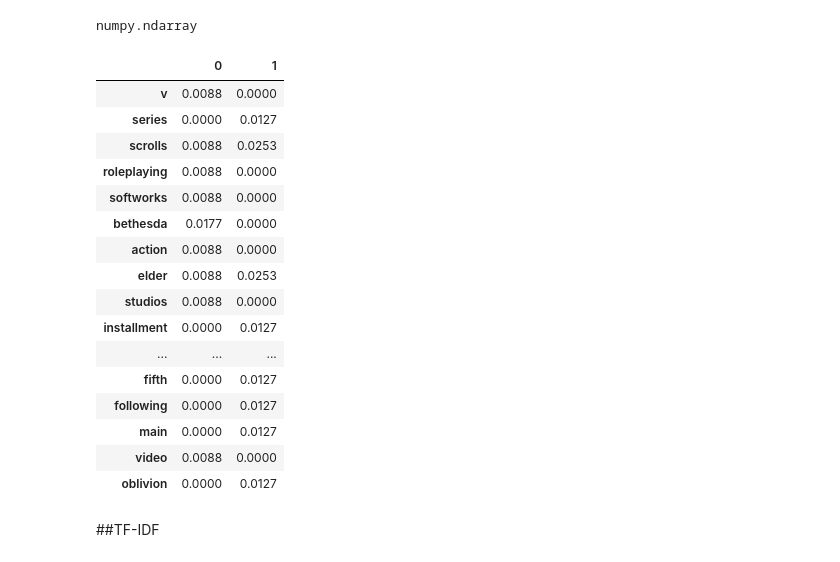
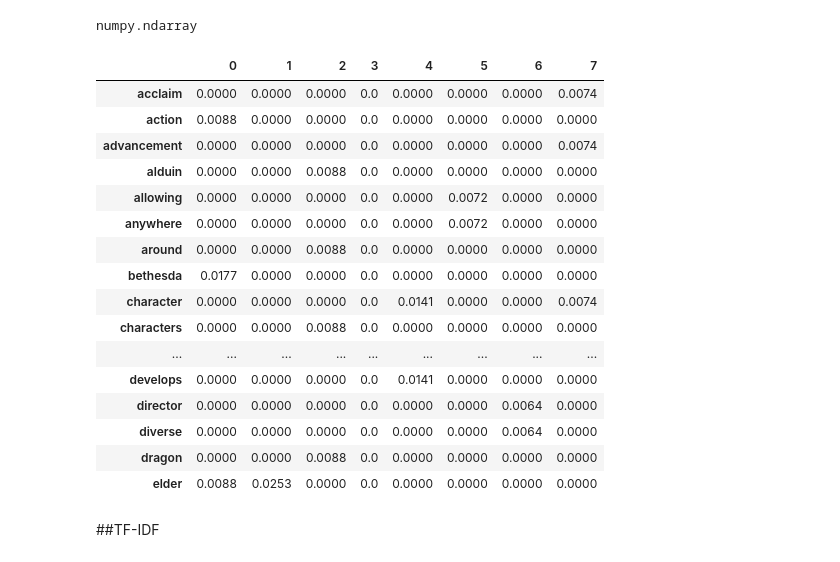
Before and after one commit to kosuridivesh/NLP-TheProject, a Jupyter notebook: Text_Summarization.ipynb, the cells around one changed output. Cells and saved outputs as stored; diff of their text form; code cells hidden in the pictures.

```diff
--- a/Text_Summarization.ipynb
+++ b/Text_Summarization.ipynb
@@ -132,26 +142,27 @@ TF = TF.T
 type(TF)
 # %% [output]
 numpy.ndarray
-# %%
-pd.DataFrame(TF, words)
-# %% [output]
-|  | 0 | 1 |
-| v | 0.0088 | 0.0000 |
-| series | 0.0000 | 0.0127 |
-| scrolls | 0.0088 | 0.0253 |
-| roleplaying | 0.0088 | 0.0000 |
-| softworks | 0.0088 | 0.0000 |
-| bethesda | 0.0177 | 0.0000 |
-| action | 0.0088 | 0.0000 |
-| elder | 0.0088 | 0.0253 |
-| studios | 0.0088 | 0.0000 |
-| installment | 0.0000 | 0.0127 |
-| ... | ... | ... |
-| fifth | 0.0000 | 0.0127 |
-| following | 0.0000 | 0.0127 |
-| main | 0.0000 | 0.0127 |
-| video | 0.0088 | 0.0000 |
-| oblivion | 0.0000 | 0.0127 |
+# %%
+df = pd.DataFrame(TF, index=words)
+df.sort_index(ascending=True).head(25)
+# %% [output]
+|  | 0 | 1 | 2 | 3 | 4 | 5 | 6 | 7 |
+| acclaim | 0.0000 | 0.0000 | 0.0000 | 0.0 | 0.0000 | 0.0000 | 0.0000 | 0.0074 |
+| action | 0.0088 | 0.0000 | 0.0000 | 0.0 | 0.0000 | 0.0000 | 0.0000 | 0.0000 |
+| advancement | 0.0000 | 0.0000 | 0.0000 | 0.0 | 0.0000 | 0.0000 | 0.0000 | 0.0074 |
+| alduin | 0.0000 | 0.0000 | 0.0088 | 0.0 | 0.0000 | 0.0000 | 0.0000 | 0.0000 |
+| allowing | 0.0000 | 0.0000 | 0.0000 | 0.0 | 0.0000 | 0.0072 | 0.0000 | 0.0000 |
+| anywhere | 0.0000 | 0.0000 | 0.0000 | 0.0 | 0.0000 | 0.0072 | 0.0000 | 0.0000 |
+| around | 0.0000 | 0.0000 | 0.0088 | 0.0 | 0.0000 | 0.0000 | 0.0000 | 0.0000 |
+| bethesda | 0.0177 | 0.0000 | 0.0000 | 0.0 | 0.0000 | 0.0000 | 0.0000 | 0.0000 |
+| character | 0.0000 | 0.0000 | 0.0000 | 0.0 | 0.0141 | 0.0000 | 0.0000 | 0.0074 |
+| characters | 0.0000 | 0.0000 | 0.0088 | 0.0 | 0.0000 | 0.0000 | 0.0000 | 0.0000 |
+| ... | ... | ... | ... | ... | ... | ... | ... | ... |
+| develops | 0.0000 | 0.0000 | 0.0000 | 0.0 | 0.0141 | 0.0000 | 0.0000 | 0.0000 |
+| director | 0.0000 | 0.0000 | 0.0000 | 0.0 | 0.0000 | 0.0000 | 0.0064 | 0.0000 |
+| diverse | 0.0000 | 0.0000 | 0.0000 | 0.0 | 0.0000 | 0.0000 | 0.0064 | 0.0000 |
+| dragon | 0.0000 | 0.0000 | 0.0088 | 0.0 | 0.0000 | 0.0000 | 0.0000 | 0.0000 |
+| elder | 0.0088 | 0.0253 | 0.0000 | 0.0 | 0.0000 | 0.0000 | 0.0000 | 0.0000 |
 # %% [markdown]
 ##TF-IDF
 # %%
```
Also changed, not shown: parts of 11 cells of this notebook.
